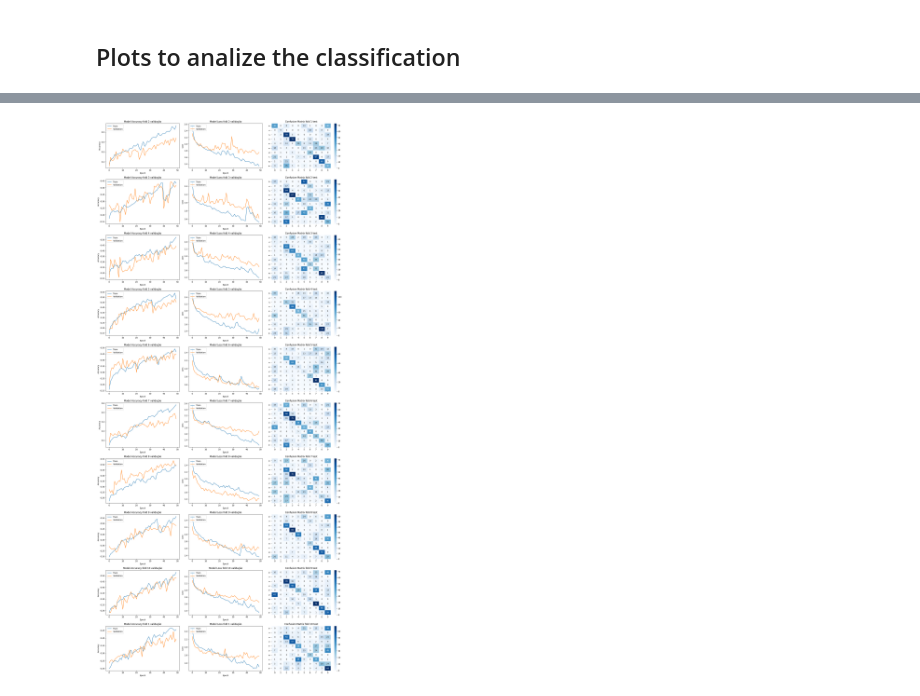
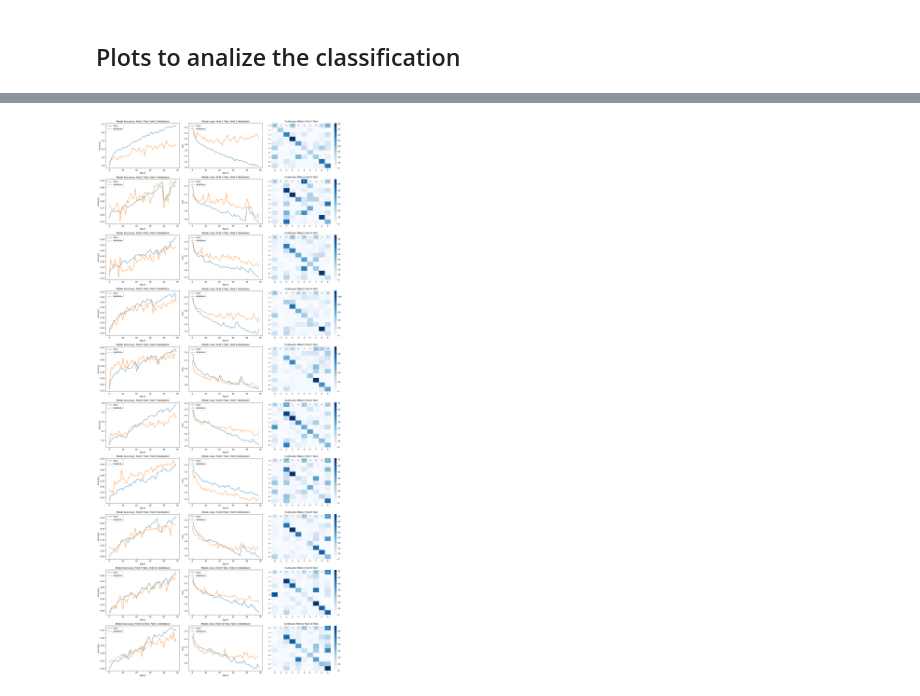
Before and after one commit to joaobaptista30/Sound_Classification, a Jupyter notebook: rnn-lstm.ipynb, the cells around one changed output, grey strips where cells are left out. Saved outputs shown, nothing was run; the diff lists cells and outputs as text; code cells hidden in the pictures.

```diff
--- a/rnn-lstm.ipynb
+++ b/rnn-lstm.ipynb
@@ -558,3 +569,8 @@ WARNING:absl:The `save_format` argument is deprecated in Keras 3. We recommend r
 ... (9 outputs left out)
 # %% [markdown]
 ## Plots to analize the classification
+# %%
+fold_metrics = []
+
+for i in range(1,11):
+    fold_metrics.append(load_pkl(f"kfold_metrics_LSTM/metrics_fold{i}.pkl"))
@@ -567,36 +596,36 @@ for i in range(len(fold_metrics)):
     history = fold_metrics[i].get('history_dict')
 
     # Plot accuracy values
     axs[i,0].plot(history['accuracy'])
     axs[i,0].plot(history['val_accuracy'])
     if i == 9:
-        axs[i,0].set_title(f'Model Accuracy fold 1 validação')
+        axs[i,0].set_title(f'Model Accuracy: Fold 1 Validation')
     else:
-        axs[i,0].set_title(f'Model Accuracy fold {i+2} validação')
+        axs[i,0].set_title(f'Model Accuracy: Fold {i+2} Validation')
     axs[i,0].set_ylabel('Accuracy')
     axs[i,0].set_xlabel('Epoch')
     axs[i,0].legend(['Train', 'Validation'], loc='upper left')
 
     # Plot loss values
     axs[i,1].plot(history['loss'])
     axs[i,1].plot(history['val_loss'])
     if i == 9:
-        axs[i,1].set_title(f'Model Loss fold 1 validação')
+        axs[i,1].set_title(f'Model Loss: Fold 1 Validation')
     else:
-        axs[i,1].set_title(f'Model Loss fold {i+2} validação')
+        axs[i,1].set_title(f'Model Loss: Fold {i+2} Validation')
     axs[i,1].set_ylabel('Loss')
     axs[i,1].set_xlabel('Epoch')
     axs[i,1].legend(['Train', 'Validation'], loc='upper left')
 
     # Plot confusion matrix
     cm = fold_metrics[i].get('confusion_matrix')
-    axs[i,2].set_title(f'Confusion Matrix fold {i+1} test')
+    axs[i,2].set_title(f'Confusion Matrix Fold {i+1} Test')
     axs[i,2].set_xlabel('Predicted')
     axs[i,2].set_ylabel('True')
     sns.heatmap(cm, annot=True, fmt='d', cmap='Blues', xticklabels=class_labels, yticklabels=class_labels, ax=axs[i,2])
 
 # Adjust layout
 plt.tight_layout()
 plt.show()
 # %% [output]
-[figure, old version]
+[figure, new version]
```
Also changed, not shown: parts of 5 cells of this notebook.
